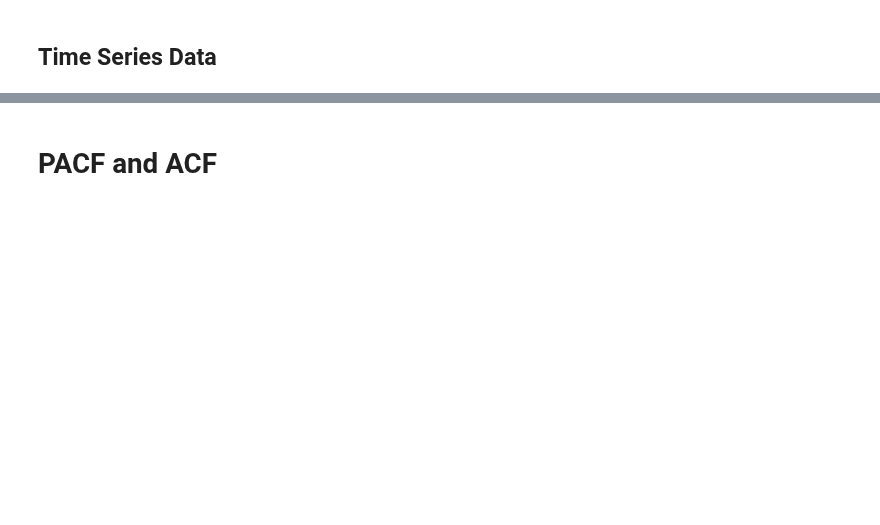
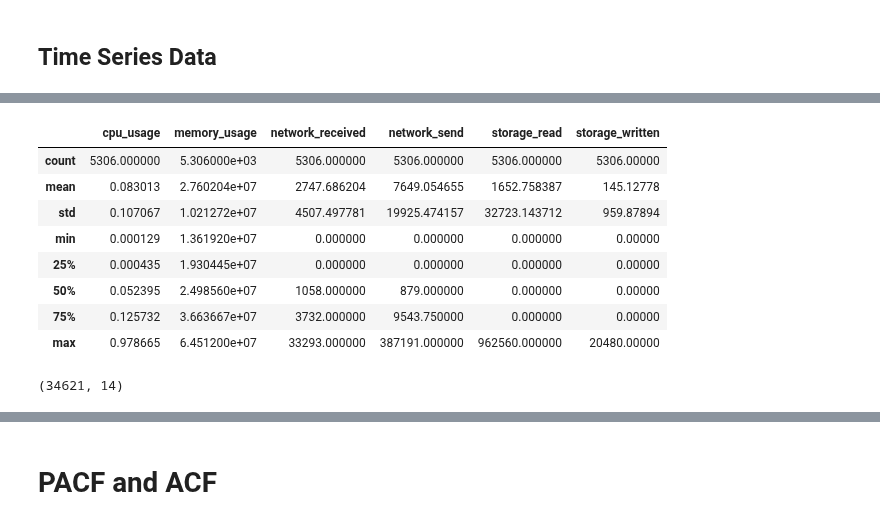
Before and after one commit to Janalytics94/anomaly-detection-software, a Jupyter notebook: src/analyse/EDA_beforepp.ipynb, the cells around one changed output, grey strips where cells are left out. Cells and saved outputs as stored; diff of their text form; code cells hidden in the pictures; blank space fills up the shorter version.

```diff
--- a/src/analyse/EDA_beforepp.ipynb
+++ b/src/analyse/EDA_beforepp.ipynb
@@ -449,0 +412,18 @@ def split_by_container(df) -> list:
+# %%
+attack.describe()
+# %% [output]
+|  | cpu_usage | memory_usage | network_received | network_send | storage_read | storage_written |
+| count | 5306.000000 | 5.306000e+03 | 5306.000000 | 5306.000000 | 5306.000000 | 5306.00000 |
+| mean | 0.083013 | 2.760204e+07 | 2747.686204 | 7649.054655 | 1652.758387 | 145.12778 |
+| std | 0.107067 | 1.021272e+07 | 4507.497781 | 19925.474157 | 32723.143712 | 959.87894 |
+| min | 0.000129 | 1.361920e+07 | 0.000000 | 0.000000 | 0.000000 | 0.00000 |
+| 25% | 0.000435 | 1.930445e+07 | 0.000000 | 0.000000 | 0.000000 | 0.00000 |
+| 50% | 0.052395 | 2.498560e+07 | 1058.000000 | 879.000000 | 0.000000 | 0.00000 |
+| 75% | 0.125732 | 3.663667e+07 | 3732.000000 | 9543.750000 | 0.000000 | 0.00000 |
+| max | 0.978665 | 6.451200e+07 | 33293.000000 | 387191.000000 | 962560.000000 | 20480.00000 |
+# %%
+# compare with the oberservations where no exploit is happening
+no_attack = test[test['exploit']==False]
+no_attack.shape
+# %% [output]
+(34621, 14)
```
Also changed, not shown: parts of 16 cells of this notebook, 9 other files.
